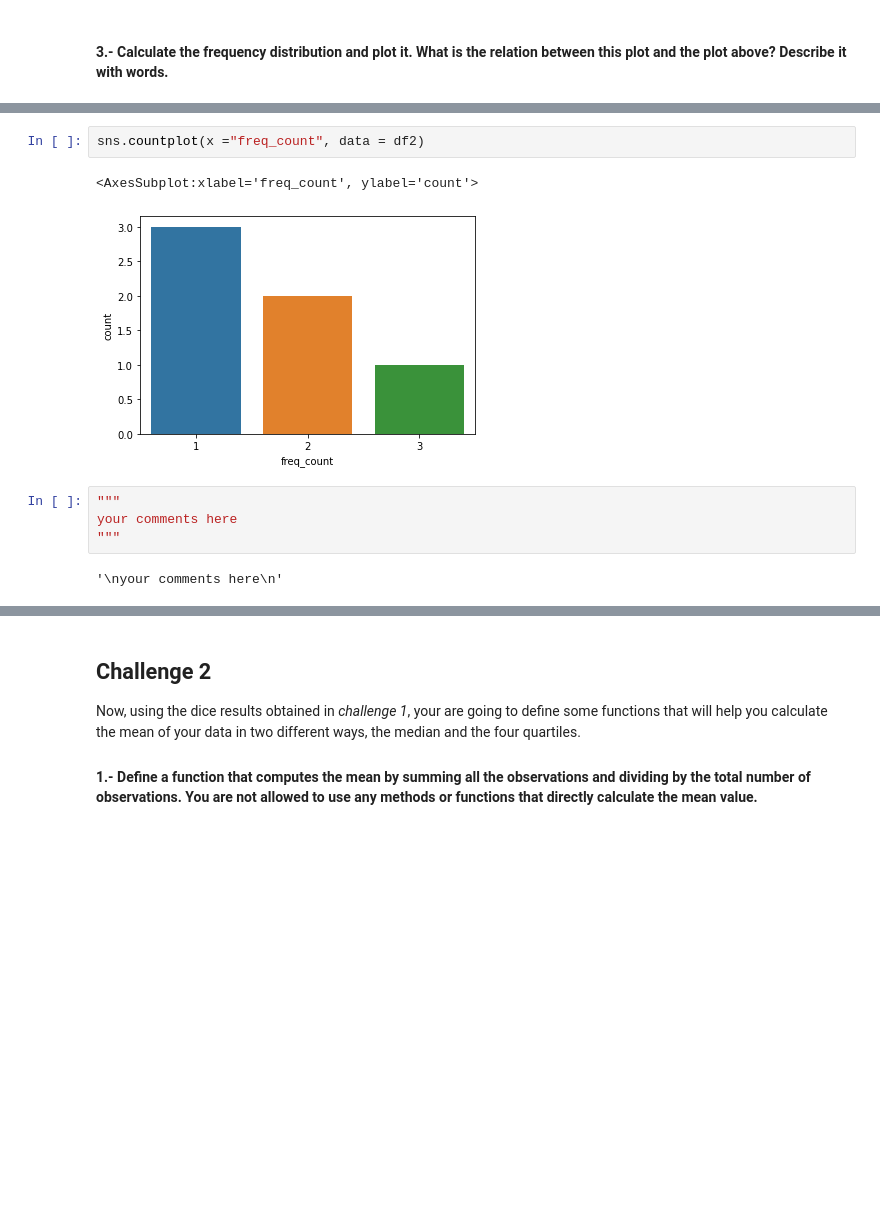
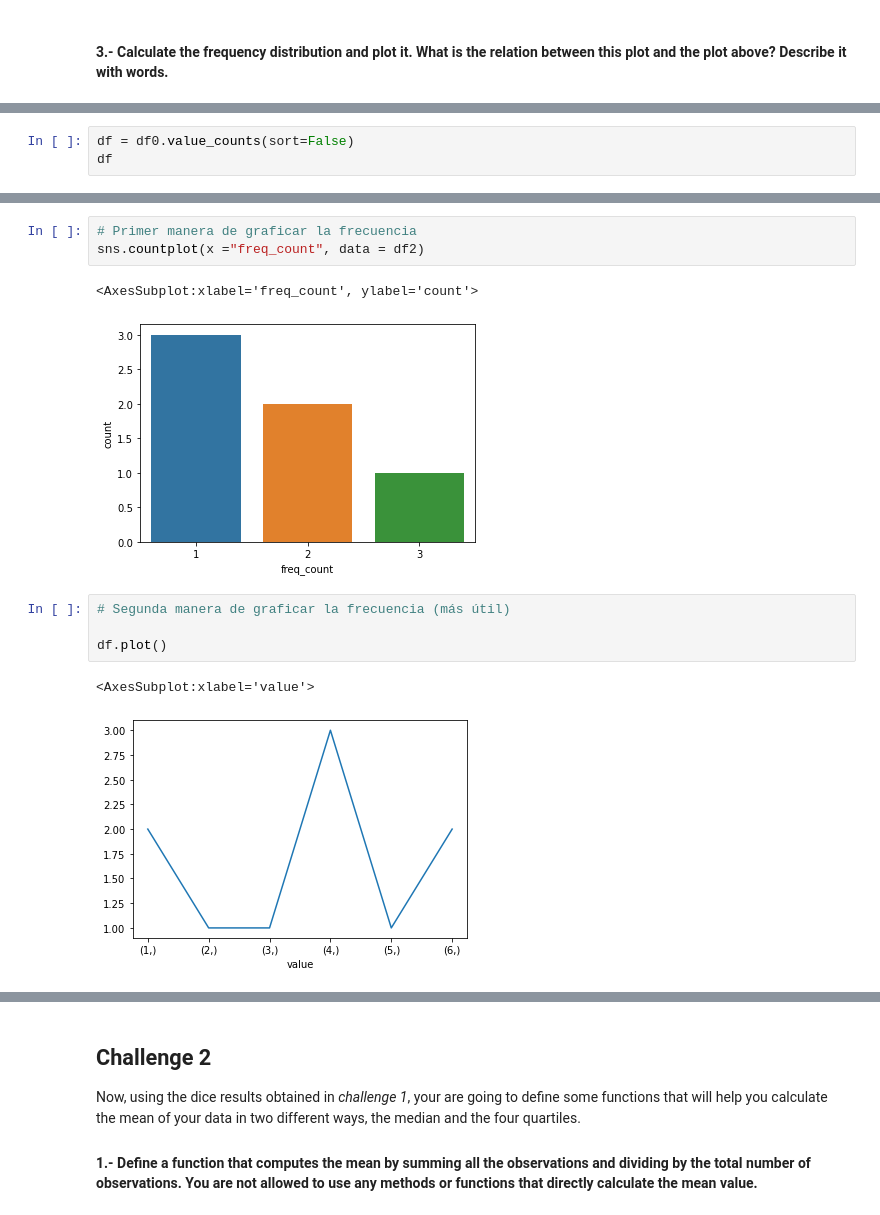
Before and after one commit to anadeondarza/dataptmad0522_labs, a Jupyter notebook: module-2/understanding-descriptive-stats/your-code/main.ipynb, the cells around one changed output, grey strips where cells are left out. Saved outputs shown, nothing was run; the diff lists cells and outputs as text; blank space fills up the shorter version.

```diff
--- a/module-2/understanding-descriptive-stats/your-code/main.ipynb
+++ b/module-2/understanding-descriptive-stats/your-code/main.ipynb
@@ -78,0 +87,3 @@ df3
+# %%
+df = df0.value_counts(sort=False)
+df
@@ -79,11 +99,13 @@ df3
 # %%
+# Primer manera de graficar la frecuencia
 sns.countplot(x ="freq_count", data = df2)
 # %% [output]
 <AxesSubplot:xlabel='freq_count', ylabel='count'>
 [figure]
-# %%
-"""
-your comments here
-"""
-# %% [output]
-'\nyour comments here\n'
+# %%
+# Segunda manera de graficar la frecuencia (más útil)
+
+df.plot()
+# %% [output]
+<AxesSubplot:xlabel='value'>
+[figure, added]
```
Also changed, not shown: parts of 38 cells of this notebook.
